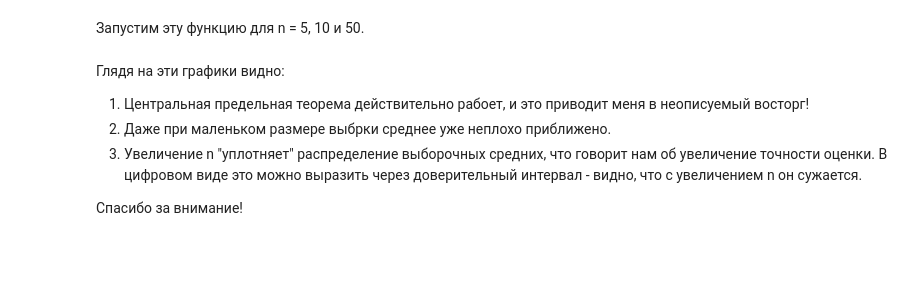
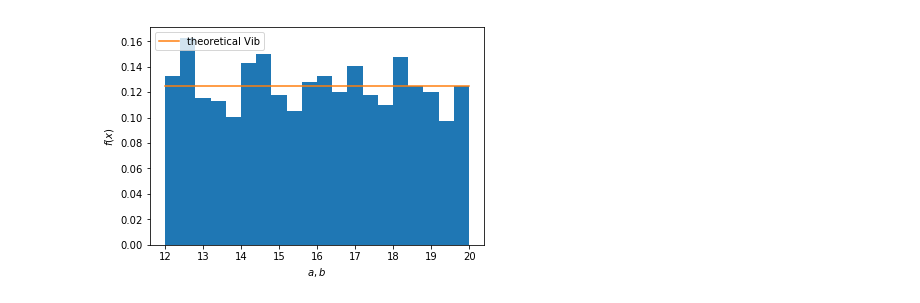
Before and after one commit to andrey-ladygin-loudclear/deep-learning, a Jupyter notebook: statistic/lab.ipynb, the cells around one changed output. Cells and saved outputs as stored; diff of their text form; code cells hidden in the pictures; blank space fills up the shorter version.

```diff
--- a/statistic/lab.ipynb
+++ b/statistic/lab.ipynb
@@ -76,2 +0,0 @@ def clt(sample,sub_sample_size,n_sub_samples=1000):
-# %% [markdown]
-Запустим эту функцию для n = 5, 10 и 50.
@@ -84,8 +1,19 @@ clt(sample_beta,50)
-# %% [markdown]
-Глядя на эти графики видно:
-
-1. Центральная предельная теорема действительно рабоет, и это приводит меня в неописуемый восторг!
-2. Даже при маленьком размере выбрки среднее уже неплохо приближено.
-3. Увеличение n "уплотняет" распределение выборочных средних, что говорит нам об увеличение точности оценки. В цифровом виде это можно выразить через доверительный интервал - видно, что с увеличением n он сужается.
-
-Спасибо за внимание!
+# %%
+import pandas as pd
+import numpy as np
+from scipy import stats as sts
+from matplotlib import pyplot as plt
+a = 12
+b = 20
+vib_rv= sts.uniform(a, b-a)
+viborka = vib_rv.rvs(1000)
+plt.hist(viborka, bins = 20, normed=True)
+xy= np.linspace(a,b,100)
+pdf = vib_rv.pdf(x)
+plt.plot(x, pdf, label='theoretical Vib')
+plt.ylabel('$f(x)$')
+plt.xlabel('$a,b$')
+plt.legend(loc='upper left')
+plt.show()
+# %% [output]
+[figure, added]
```
Also changed, not shown: parts of 15 cells of this notebook, 2 other files.
